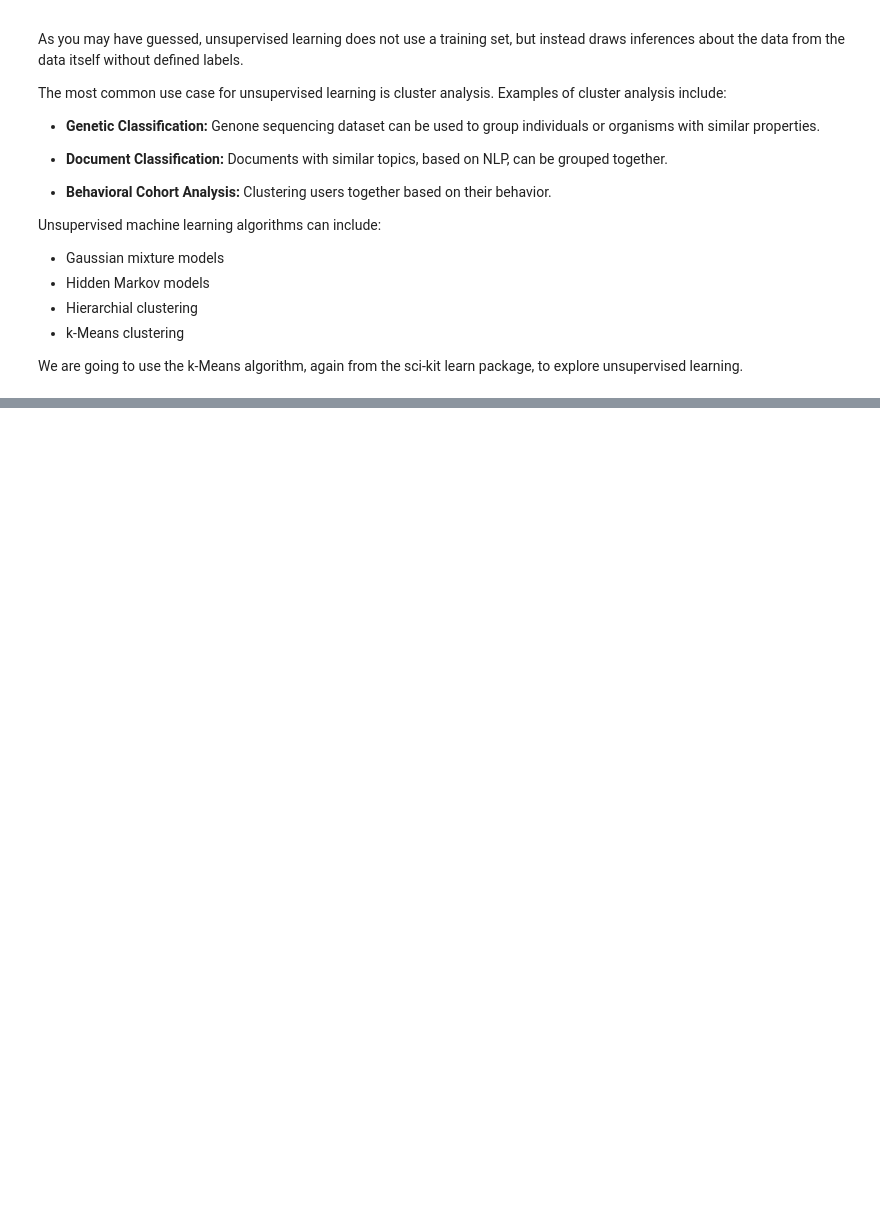
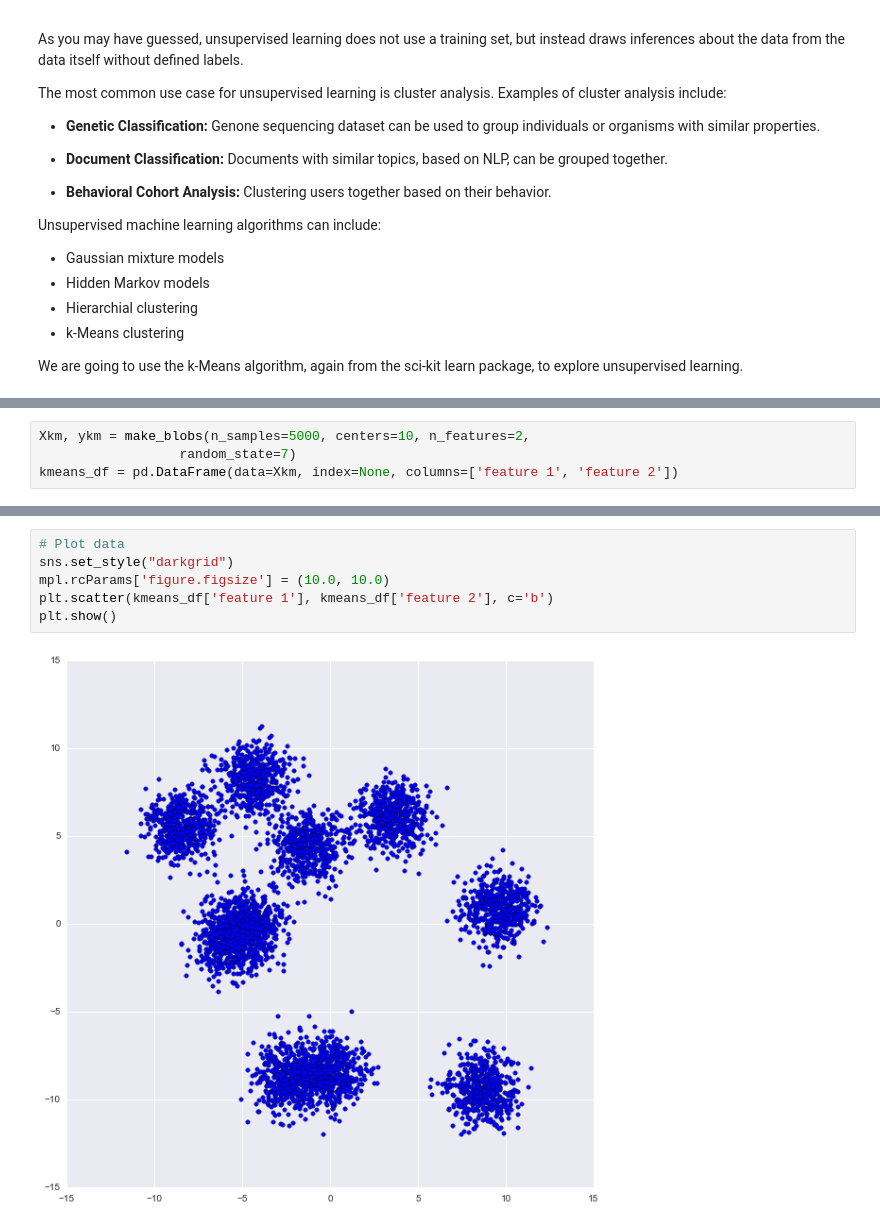
Before and after one commit to azbones/big_data, a Jupyter notebook: week_5/Week 5- Machine Learning.ipynb, the cells around one changed output, grey strips where cells are left out. Drawn from its saved outputs; the diff is of its cells as text; blank space fills up the shorter version.

```diff
--- a/week_5/Week 5- Machine Learning.ipynb
+++ b/week_5/Week 5- Machine Learning.ipynb
@@ -275,0 +288,4 @@ We are going to use the k-Means algorithm, again from the sci-kit learn package,
+# %%
+Xkm, ykm = make_blobs(n_samples=5000, centers=10, n_features=2,
+                  random_state=7)
+kmeans_df = pd.DataFrame(data=Xkm, index=None, columns=['feature 1', 'feature 2'])
@@ -275,0 +309,8 @@ We are going to use the k-Means algorithm, again from the sci-kit learn package,
+# %%
+# Plot data
+sns.set_style("darkgrid")
+mpl.rcParams['figure.figsize'] = (10.0, 10.0)
+plt.scatter(kmeans_df['feature 1'], kmeans_df['feature 2'], c='b')
+plt.show()
+# %% [output]
+[figure, added]
```
Also changed, not shown: parts of 22 cells of this notebook, 1 other file.
